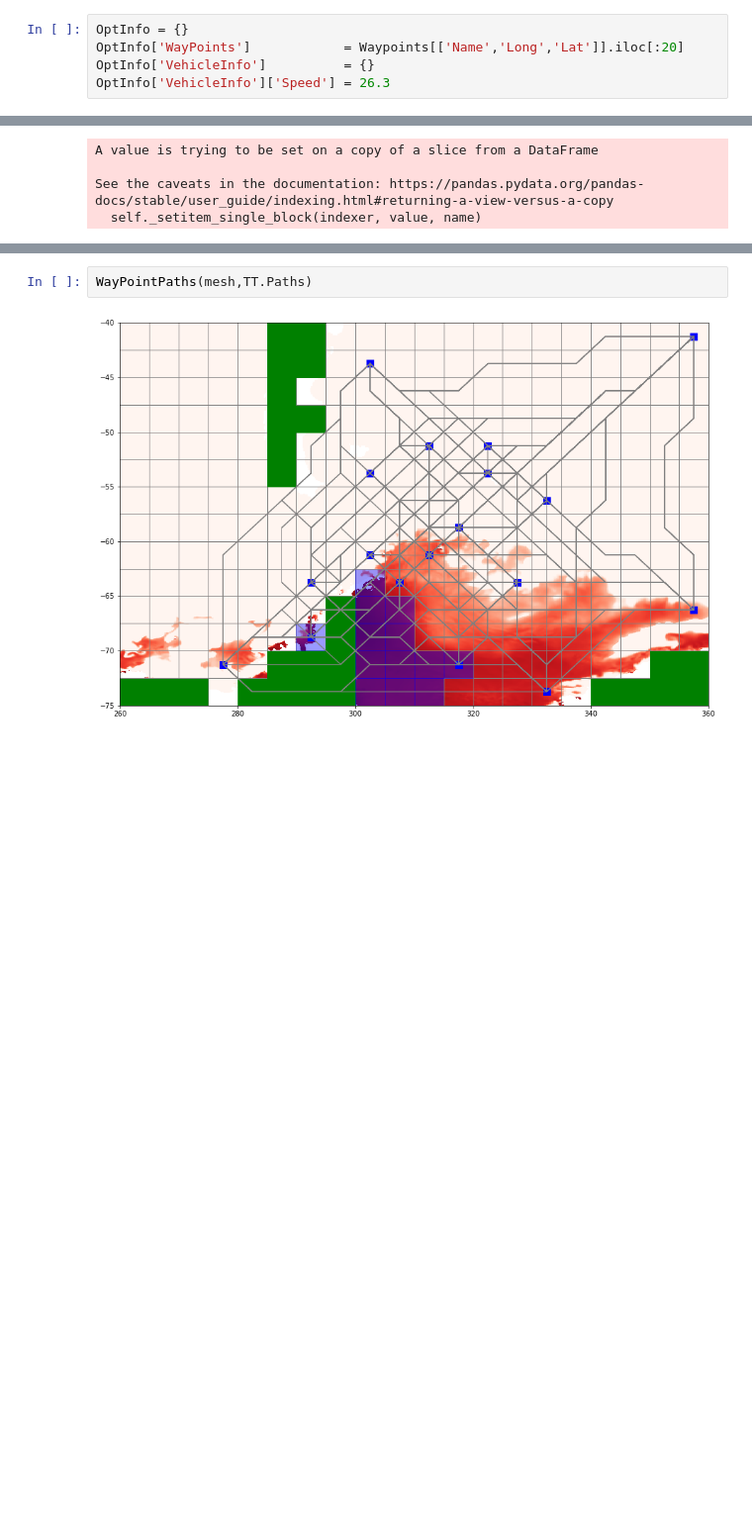
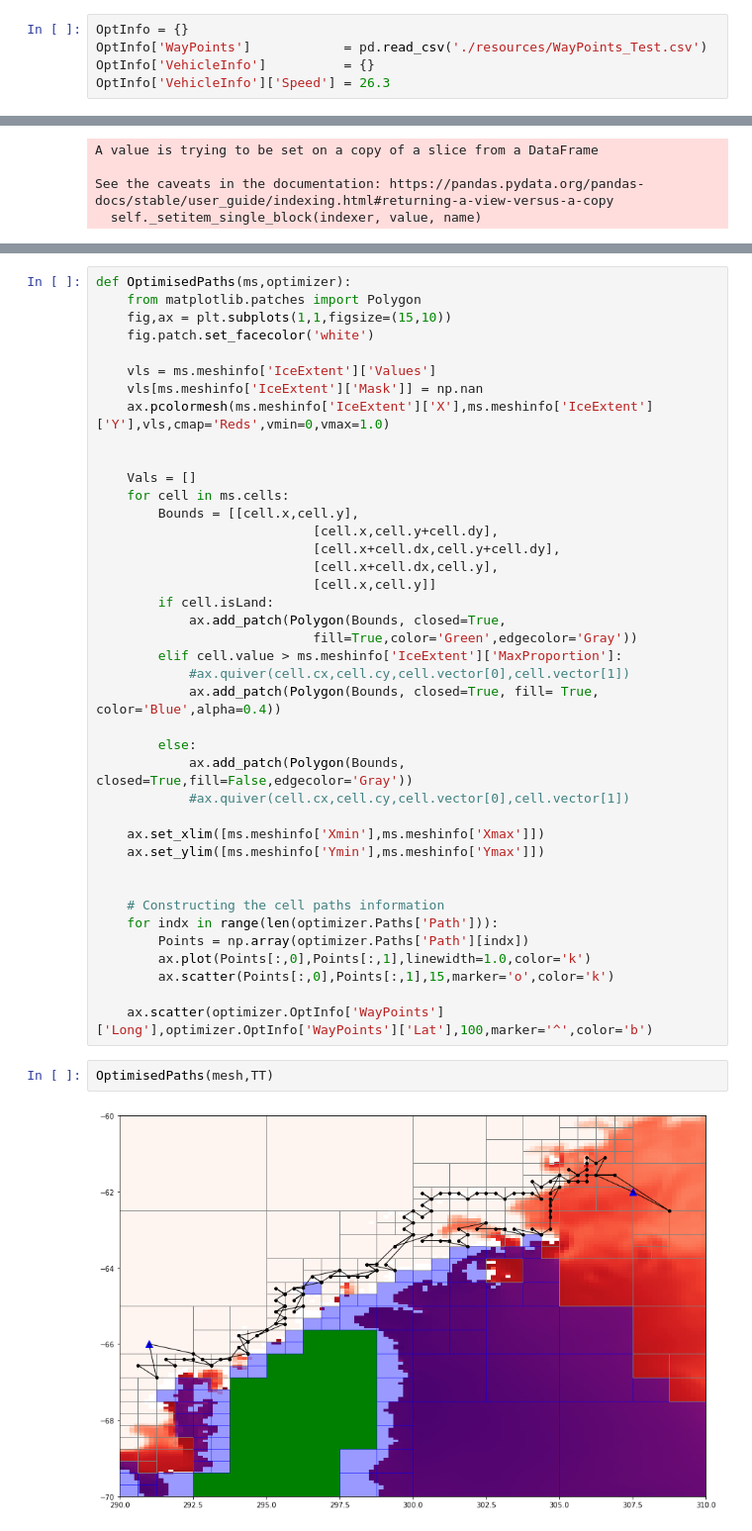
Before and after one commit to antarctica/PolarRoute, a Jupyter notebook: example.ipynb, the cells around one changed output, grey strips where cells are left out. Shown at 99% size. Drawn from its saved outputs; the diff is of its cells as text; blank space fills up the shorter version.

Commit message:
Fixing Pathway optimisation between waypoints

```diff
--- a/example.ipynb
+++ b/example.ipynb
@@ -100,7 +97,7 @@ PlotMesh(mesh)
 # Optimisation
 # %%
 OptInfo = {}
-OptInfo['WayPoints']            = Waypoints[['Name','Long','Lat']].iloc[:20]
+OptInfo['WayPoints']            = pd.read_csv('./resources/WayPoints_Test.csv')
 OptInfo['VehicleInfo']          = {}
 OptInfo['VehicleInfo']['Speed'] = 26.3
 # %%
@@ -136,4 +115,44 @@ TT.optimize(verbrose=True)
+# %%
+def OptimisedPaths(ms,optimizer):
+    from matplotlib.patches import Polygon
+    fig,ax = plt.subplots(1,1,figsize=(15,10))
+    fig.patch.set_facecolor('white')
+
+    vls = ms.meshinfo['IceExtent']['Values']
+    vls[ms.meshinfo['IceExtent']['Mask']] = np.nan
+    ax.pcolormesh(ms.meshinfo['IceExtent']['X'],ms.meshinfo['IceExtent']['Y'],vls,cmap='Reds',vmin=0,vmax=1.0)
+
+
+    Vals = []
+    for cell in ms.cells:
+        Bounds = [[cell.x,cell.y],
+                            [cell.x,cell.y+cell.dy],
+                            [cell.x+cell.dx,cell.y+cell.dy],
+                            [cell.x+cell.dx,cell.y],
+                            [cell.x,cell.y]]
+        if cell.isLand:
+            ax.add_patch(Polygon(Bounds, closed=True,
+                            fill=True,color='Green',edgecolor='Gray'))
+        elif cell.value > ms.meshinfo['IceExtent']['MaxProportion']:
+            #ax.quiver(cell.cx,cell.cy,cell.vector[0],cell.vector[1])
+            ax.add_patch(Polygon(Bounds, closed=True, fill= True, color='Blue',alpha=0.4))
+
+        else:
+            ax.add_patch(Polygon(Bounds, closed=True,fill=False,edgecolor='Gray'))
+            #ax.quiver(cell.cx,cell.cy,cell.vector[0],cell.vector[1])
+
+    ax.set_xlim([ms.meshinfo['Xmin'],ms.meshinfo['Xmax']])
+    ax.set_ylim([ms.meshinfo['Ymin'],ms.meshinfo['Ymax']])
+
+
+    # Constructing the cell paths information
+    for indx in range(len(optimizer.Paths['Path'])):
+        Points = np.array(optimizer.Paths['Path'][indx])
+        ax.plot(Points[:,0],Points[:,1],linewidth=1.0,color='k')
+        ax.scatter(Points[:,0],Points[:,1],15,marker='o',color='k')
+
+    ax.scatter(optimizer.OptInfo['WayPoints']['Long'],optimizer.OptInfo['WayPoints']['Lat'],100,marker='^',color='b')
 # %%
-WayPointPaths(mesh,TT.Paths)
+OptimisedPaths(mesh,TT)
 # %% [output]
-[figure, old version]
+[figure, new version]
```
Also changed, not shown: parts of 6 cells of this notebook, 5 other files.
